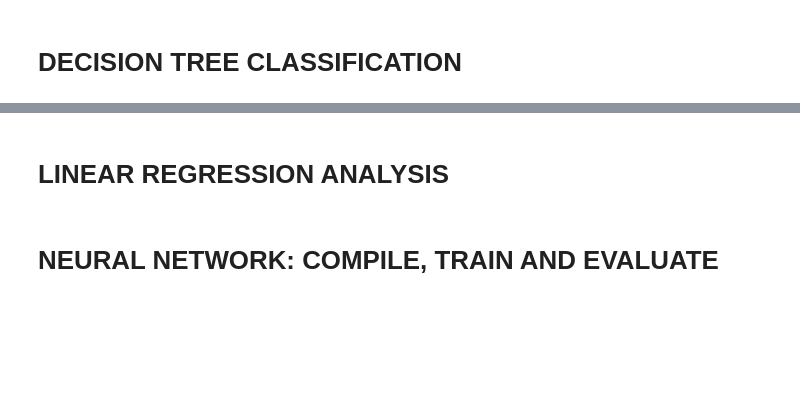
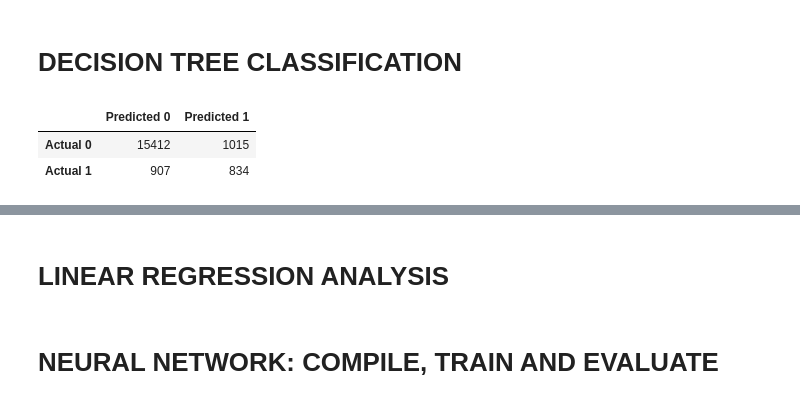
Before and after one commit to mhhussain24/AsteroidProject, a Jupyter notebook: NEO_Analysis.ipynb, the cells around one changed output, grey strips where cells are left out. Saved outputs shown, nothing was run; the diff lists cells and outputs as text; code cells hidden in the pictures; blank space fills up the shorter version.

```diff
--- a/NEO_Analysis.ipynb
+++ b/NEO_Analysis.ipynb
@@ -126,26 +250,27 @@ graph = AV.AutoViz(
 # DECISION TREE CLASSIFICATION
 # %%
 #>>> Create the decision tree classifier instance.
-model = tree.DecisionTreeClassifier()
+dt_model = tree.DecisionTreeClassifier()
 
 #>>> Fit the model.
-model = model.fit(X_train_scaled, y_train)
+dt_model = dt_model.fit(X_train_scaled, y_train)
 
 #>>> Make predictions using the testing data.
-predictions = model.predict(X_test_scaled)
+dt_predictions = dt_model.predict(X_test_scaled)
 
 #>>> Calculate the confusion matrix.
-cm = confusion_matrix(y_test, predictions)
+dt_cm = confusion_matrix(y_test, dt_predictions)
 
 #>>> Create a DataFrame from the confusion matrix.
-cm_df = pd.DataFrame(
-    cm, index=['Actual 0', 'Actual 1'], columns=['Predicted 0', 'Predicted 1'])
-
-# Export our model to HDF5 file.
-model.save("AlphabetSoupCharity.h5")
+dt_cm_df = pd.DataFrame(
+    dt_cm, index=['Actual 0', 'Actual 1'], columns=['Predicted 0', 'Predicted 1'])
 
 #>>> Display the Dataframe.
-cm_df
+dt_cm_df
+# %% [output]
+|  | Predicted 0 | Predicted 1 |
+| Actual 0 | 15412 | 1015 |
+| Actual 1 | 907 | 834 |
 # %%
 #>>> Display decision tree and save the output.
 clf = tree.DecisionTreeClassifier(max_leaf_nodes=10, random_state=0)
```
Also changed, not shown: parts of 21 cells of this notebook, 6 other files.
